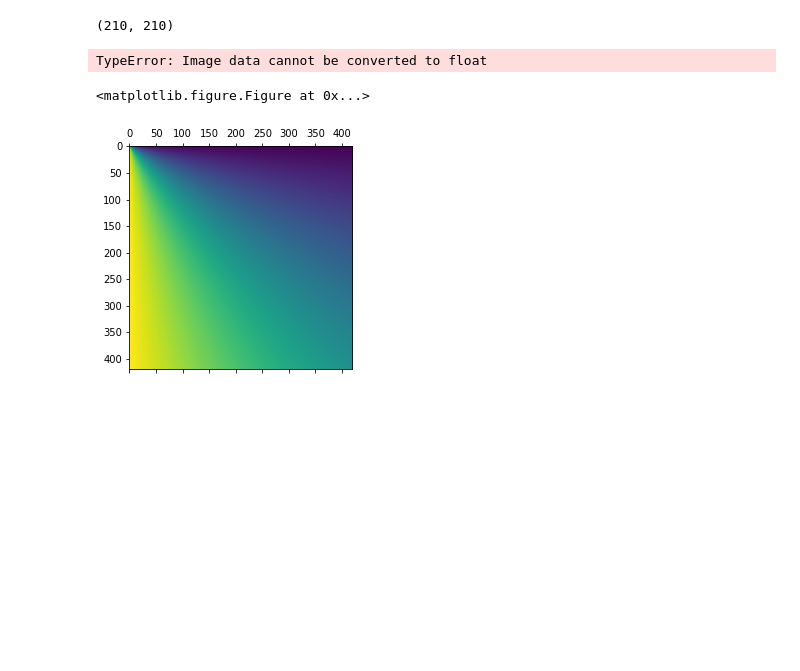
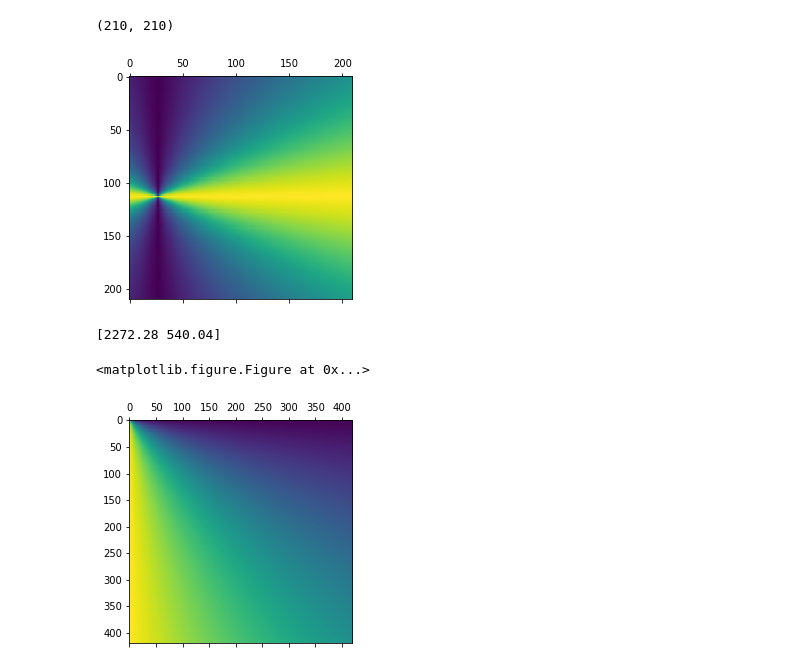
Before and after one commit to HTplex/probp.finalproject, a Jupyter notebook: 2.0-H.ipynb, the cells around one changed output. Saved outputs shown, nothing was run; the diff lists cells and outputs as text; code cells hidden in the pictures; blank space fills up the shorter version.

```diff
--- a/2.0-H.ipynb
+++ b/2.0-H.ipynb
@@ -632,18 +675,21 @@ print(ata.shape)
 # %% [output]
 (210, 210)
 # %%
-g = 15
-dis = grid_glxy_l2diff(grid_20, all_sky_star[2][g][1:3])/4200.
-atan = grid_glxy_arctan(grid_20, all_sky_star[2][g][1:3])
+g = 0
+dis = grid_glxy_l2diff(grid_20, feed_dat_sel[g,0:2])/4200.
+#atan = grid_glxy_arctan(grid_20, all_sky_star[2][g][1:3])
+atan = np.abs(grid_glxy_arctan(grid_20, feed_dat_sel[g,0:2]*4200))
 b2d = r_list[g].prob(dis.tolist()).eval()
 c2d = p_list[g].prob(atan.tolist()).eval()
 #print(a.shape, b.shape)
 plt.matshow(c2d)
 #plt.savefig("what.pdf")
 plt.show()
-print(all_sky_star[2][g][1:3])
+#print(all_sky_star[2][g][1:3])
+print(feed_dat_sel[g,0:2]*4200.)
 # %% [output]
+[figure, added]
-TypeError: Image data cannot be converted to float
+[2272.28 540.04]
 # %%
 plt.clf()
 plt.matshow(ata)
```
Also changed, not shown: parts of 14 cells of this notebook, 2 other files.
